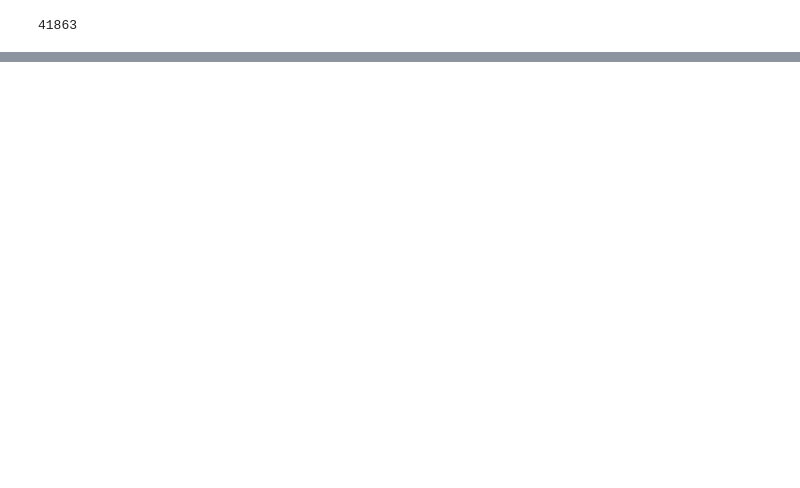
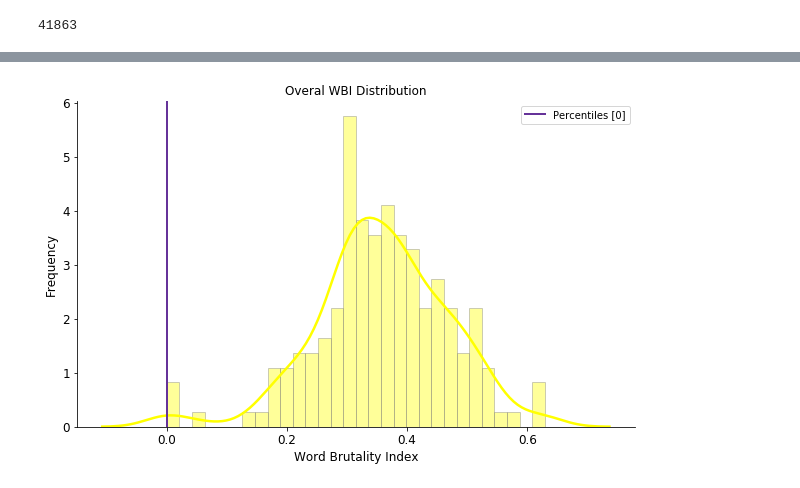
Before and after one commit to rbuerki/most-brutal-cannibal-corpse, a Jupyter notebook: 2-Text-Analysis-Lyrics.ipynb, the cells around one changed output, grey strips where cells are left out. Cells and saved outputs as stored; diff of their text form; code cells hidden in the pictures; blank space fills up the shorter version.

Commit message:
FEAT: calculate lbi

```diff
--- a/2-Text-Analysis-Lyrics.ipynb
+++ b/2-Text-Analysis-Lyrics.ipynb
@@ -268,0 +313,4 @@ print(lyrics_dict_clean)
+# %%
+lyrics_dict_wbi = {}
+for title, text in lyrics_dict_clean.items():
+    lyrics_dict_wbi[title] = [wbi_lookup[word] for word in text if word in wbi_lookup.keys()]
@@ -268,0 +347,11 @@ print(lyrics_dict_clean)
+# %%
+def calculate_lb_features(text, wbi_treshold=wbi_threshold):
+    total_words = len(text)
+    brutal_words = np.sum(text > wbi_threshold)
+    brutal_prop = brutal_words / total_words
+
+    return total_words, brutal_words, brutal_prop
+# %%
+# Create a Dataframe with the lb features
+lb_features_dict = {title: calculate_lb_features(text) for title, text in lyrics_dict_wbi.items()}
+print(list(lb_features_dict.items())[:2])
@@ -268,0 +360,6 @@ print(lyrics_dict_clean)
+# %%
+lyric_data = pd.DataFrame(lb_features_dict.keys(), columns=['title'])
+lyric_data['total_words'] = lyric_data['title'].apply(lambda x: lb_features_dict[x][0])
+lyric_data['brutal_words'] = lyric_data['title'].apply(lambda x: lb_features_dict[x][1])
+lyric_data['brutal_prop'] = lyric_data['title'].apply(lambda x: lb_features_dict[x][2])
+display(lyric_data.sort_values(['brutal_prop'], ascending=False).head())
@@ -268,0 +373,4 @@ print(lyrics_dict_clean)
+# %%
+show_wbi_distribution(lyric_data['brutal_prop'], percentiles=[0])
+# %% [output]
+[figure, added]
```
Also changed, not shown: parts of 31 cells of this notebook.
